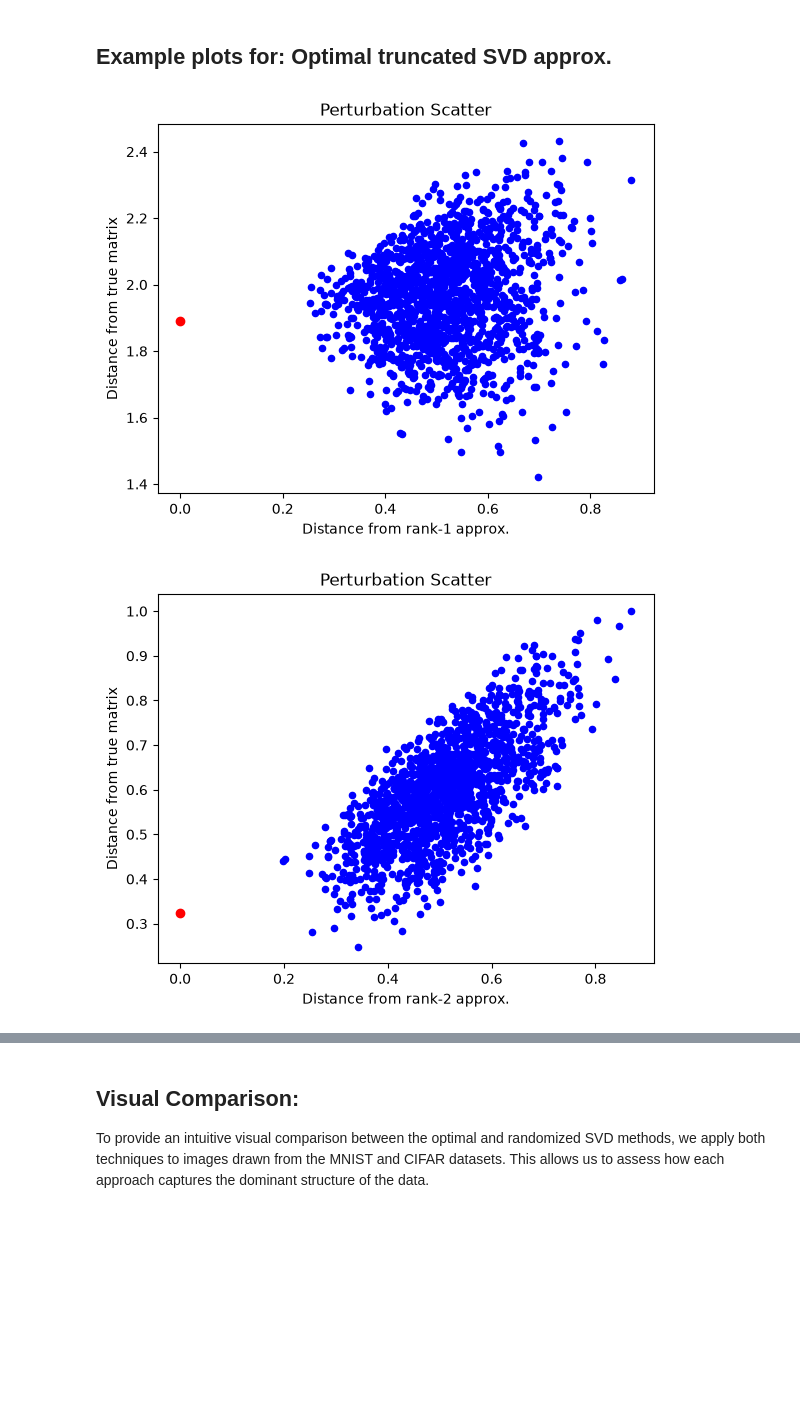
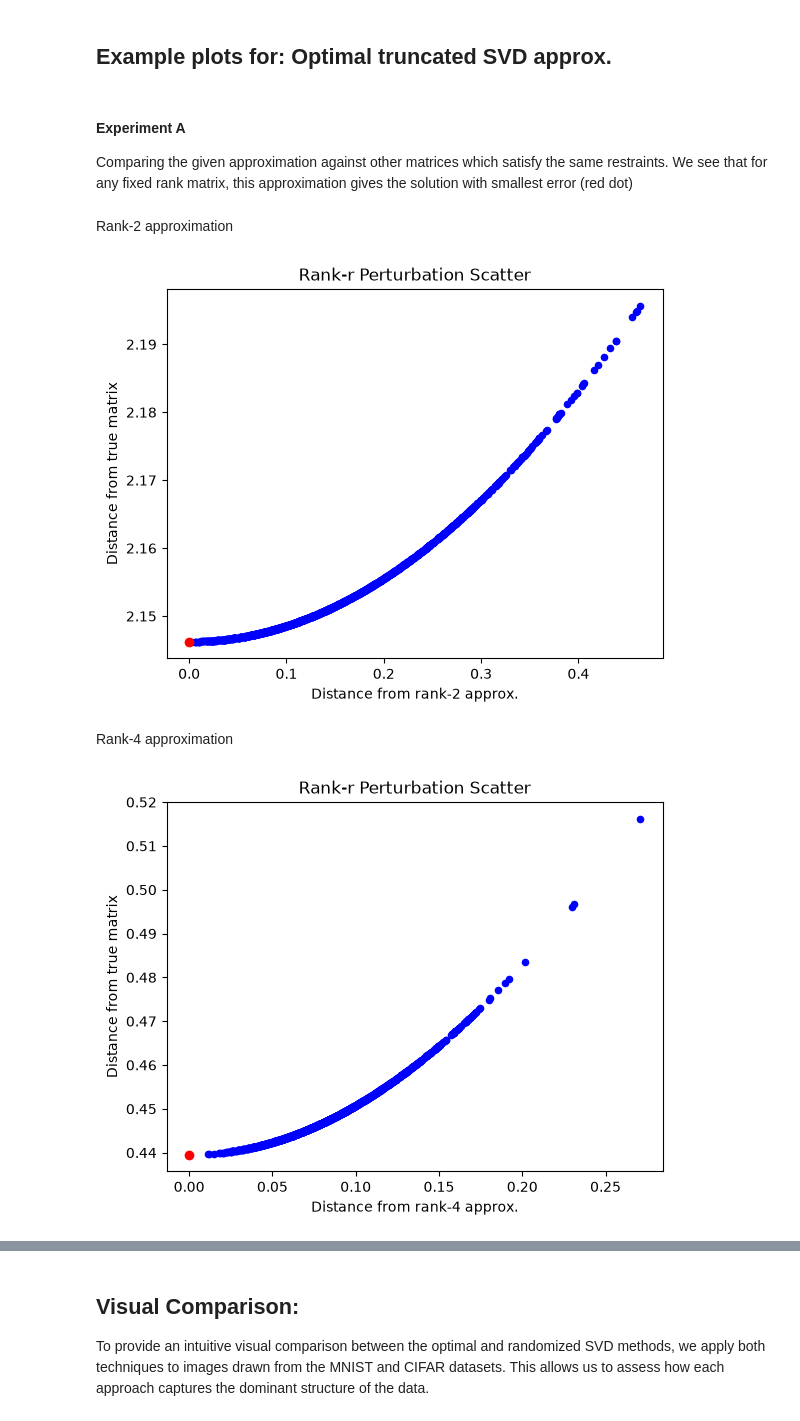
Before and after one commit to BSL-R/Low-rank-and-sparse-structured-approximations-for-large-linear-maps, a Jupyter notebook: low_rank.ipynb, the cells around one changed output, grey strips where cells are left out. Cells and saved outputs as stored; diff of their text form; code cells hidden in the pictures; blank space fills up the shorter version.

```diff
--- a/low_rank.ipynb
+++ b/low_rank.ipynb
@@ -397,19 +441,19 @@ def svd_fixed_rank_perturbation_plot(A, r, norm_type, num_perturbed, svd_type, s
 # %% [markdown]
 ## Example plots for: Optimal truncated SVD approx.
+# %% [markdown]
+#### Experiment A
+
+Comparing the given approximation against other matrices which satisfy the same restraints.
+We see that for any fixed rank matrix, this approximation gives the solution with smallest error (red dot)
+# %% [markdown]
+Rank-2 approximation
+# %%
+svd_fixed_rank_perturbation_plot(A, 2, 'fro', 1500, svd_optimal, {}, )
+# %% [output]
+[figure, added]
+# %% [markdown]
+Rank-4 approximation
 # %%
-A = random_matrix((3,4), np.random.normal, {'loc':0, 'scale':1})
-
-svd_free_rank_perturbation_plot(A, 1, 1500, 'fro', svd_optimal, {})
-svd_free_rank_perturbation_plot(A, 2, 1500, 'fro', svd_optimal, {})
-svd_free_rank_perturbation_plot(A, 3, 1500, 'fro', svd_optimal, {})
-
-
-error_ranksize_table(50, 50, 'fro', svd_optimal, {}, np.random.normal, {'loc':0, 'scale':1})
-
-error_ranksize_plot(200, 200, 'fro', svd_optimal, {}, np.random.normal, {'loc':0, 'scale':1})
-
-svd_fixed_rank_perturbation_plot(A, 1, 'fro', 1500, svd_optimal, {}, )
-svd_fixed_rank_perturbation_plot(A, 2, 'fro', 1500, svd_optimal, {}, )
+svd_fixed_rank_perturbation_plot(A, 4, 'fro', 1500, svd_optimal, {}, )
 # %% [output]
-[figure, old version]
+[figure, new version]
-[figure, removed]
```
Also changed, not shown: parts of 29 cells of this notebook.
